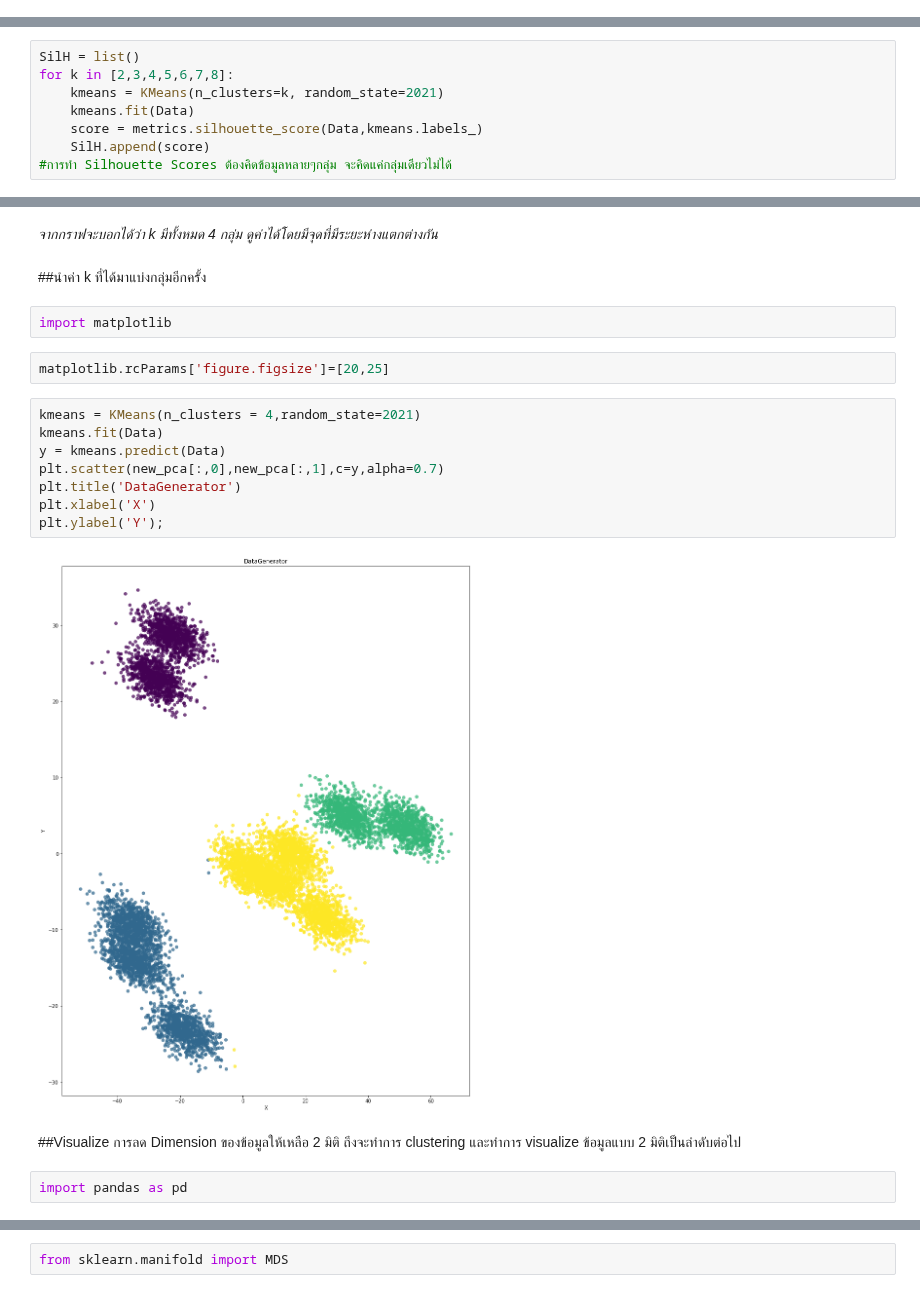
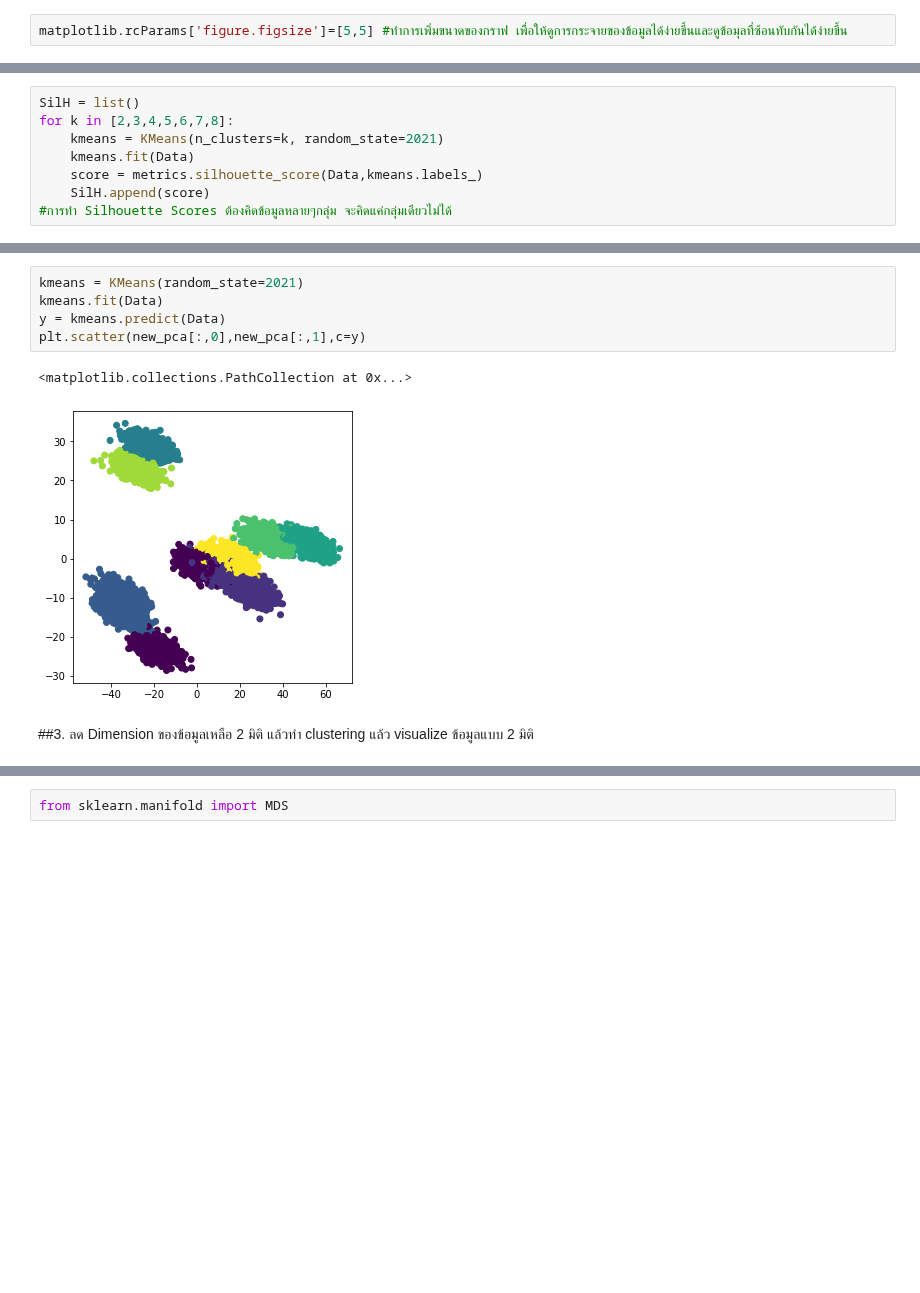
Before and after one commit to Jennapa-colab/multivariate, a Jupyter notebook: Multivariate_Exam.ipynb, the cells around one changed output, grey strips where cells are left out. Cells and saved outputs as stored; diff of their text form; blank space fills up the shorter version.

```diff
--- a/Multivariate_Exam.ipynb
+++ b/Multivariate_Exam.ipynb
@@ -140,3 +142,5 @@ pca= PCA(n_components=4 )
+# %%
+matplotlib.rcParams['figure.figsize']=[5,5] #ทำการเพิ่มขนาดของกราฟ เพื่อให้ดูการกระจายของข้อมูลได้ง่ายขึ้นและดูข้อมุลที่ซ้อนทับกันได้ง่ายขึ้น
 # %%
 from matplotlib import pyplot as plt
 # %%
@@ -220,23 +224,10 @@ plt.ylabel('Silhouette Score');
-# %% [markdown]
-*จากกราฟจะบอกได้ว่า k มีทั้งหมด 4 กลุ่ม ดูค่าได้โดยมีจุดที่มีระยะห่างแตกต่างกัน*
-# %% [markdown]
-##นำค่า k ที่ได้มาแบ่งกลุ่มอีกครั้ง
-# %%
-import matplotlib
-# %%
-matplotlib.rcParams['figure.figsize']=[20,25]
 # %%
-kmeans = KMeans(n_clusters = 4,random_state=2021)
+kmeans = KMeans(random_state=2021)
 kmeans.fit(Data)
 y = kmeans.predict(Data)
-plt.scatter(new_pca[:,0],new_pca[:,1],c=y,alpha=0.7)
-plt.title('DataGenerator')
-plt.xlabel('X')
-plt.ylabel('Y');
+plt.scatter(new_pca[:,0],new_pca[:,1],c=y)
 # %% [output]
+<matplotlib.collections.PathCollection at 0x...>
-[figure, old version]
+[figure, new version]
 # %% [markdown]
-##Visualize
-การลด Dimension ของข้อมูลให้เหลือ 2 มิติ ถึงจะทำการ clustering และทำการ visualize ข้อมูลแบบ 2 มิติเป็นลำดับต่อไป
+##3. ลด Dimension ของข้อมูลเหลือ 2 มิติ แล้วทำ clustering แล้ว visualize ข้อมูลแบบ 2 มิติ
-# %%
-import pandas as pd
```
Also changed, not shown: parts of 42 cells of this notebook.
